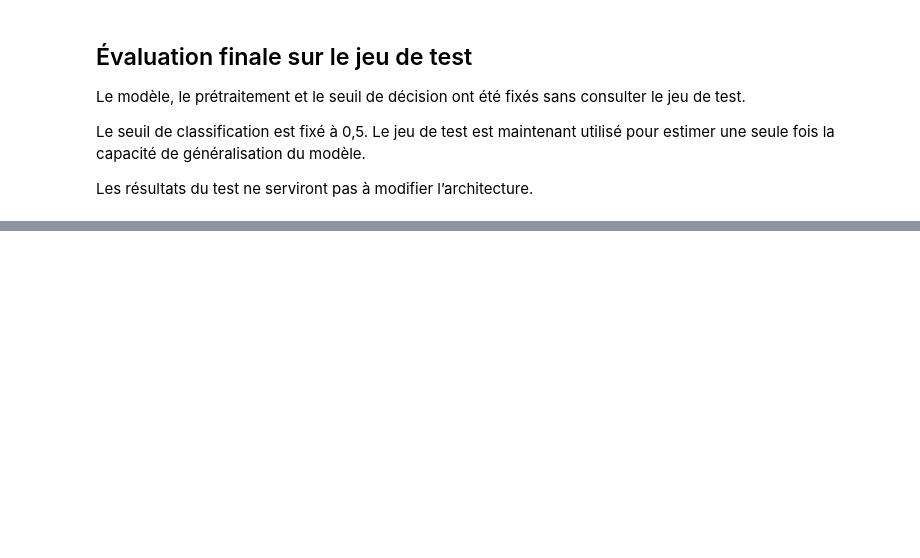
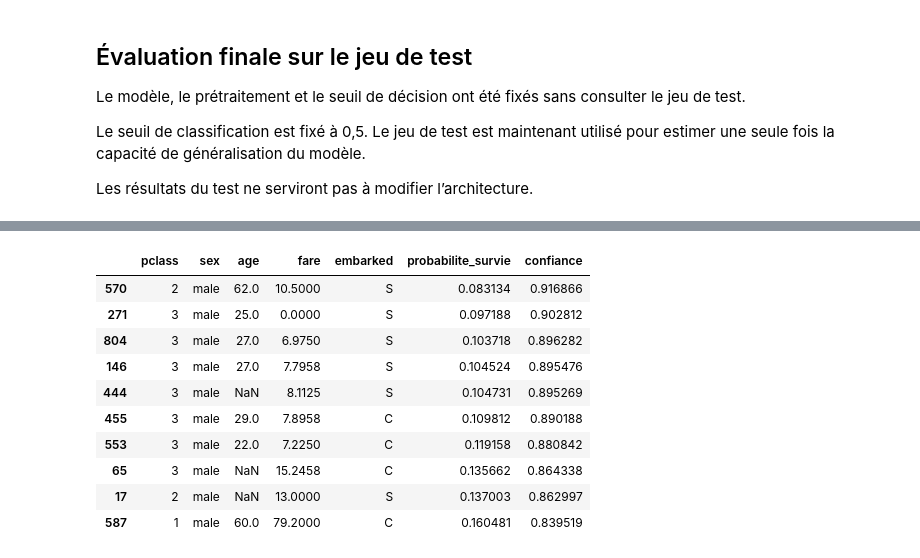
Before and after one commit to DRIOUCH96/introduction_au_deeplearning, a Jupyter notebook: brief_deep_learning.ipynb, the cells around one changed output, grey strips where cells are left out. Saved outputs shown, nothing was run; the diff lists cells and outputs as text; code cells hidden in the pictures; blank space fills up the shorter version.

```diff
--- a/brief_deep_learning.ipynb
+++ b/brief_deep_learning.ipynb
@@ -659,0 +804,24 @@ Name: Test, dtype: float64
+# %%
+faux_negatifs[
+    [
+        "pclass",
+        "sex",
+        "age",
+        "fare",
+        "embarked",
+        "probabilite_survie",
+        "confiance",
+    ]
+].head(10)
+# %% [output]
+|  | pclass | sex | age | fare | embarked | probabilite_survie | confiance |
+| 570 | 2 | male | 62.0 | 10.5000 | S | 0.083134 | 0.916866 |
+| 271 | 3 | male | 25.0 | 0.0000 | S | 0.097188 | 0.902812 |
+| 804 | 3 | male | 27.0 | 6.9750 | S | 0.103718 | 0.896282 |
+| 146 | 3 | male | 27.0 | 7.7958 | S | 0.104524 | 0.895476 |
+| 444 | 3 | male | NaN | 8.1125 | S | 0.104731 | 0.895269 |
+| 455 | 3 | male | 29.0 | 7.8958 | C | 0.109812 | 0.890188 |
+| 553 | 3 | male | 22.0 | 7.2250 | C | 0.119158 | 0.880842 |
+| 65 | 3 | male | NaN | 15.2458 | C | 0.135662 | 0.864338 |
+| 17 | 2 | male | NaN | 13.0000 | S | 0.137003 | 0.862997 |
+| 587 | 1 | male | 60.0 | 79.2000 | C | 0.160481 | 0.839519 |
```
Also changed, not shown: parts of 20 cells of this notebook.
